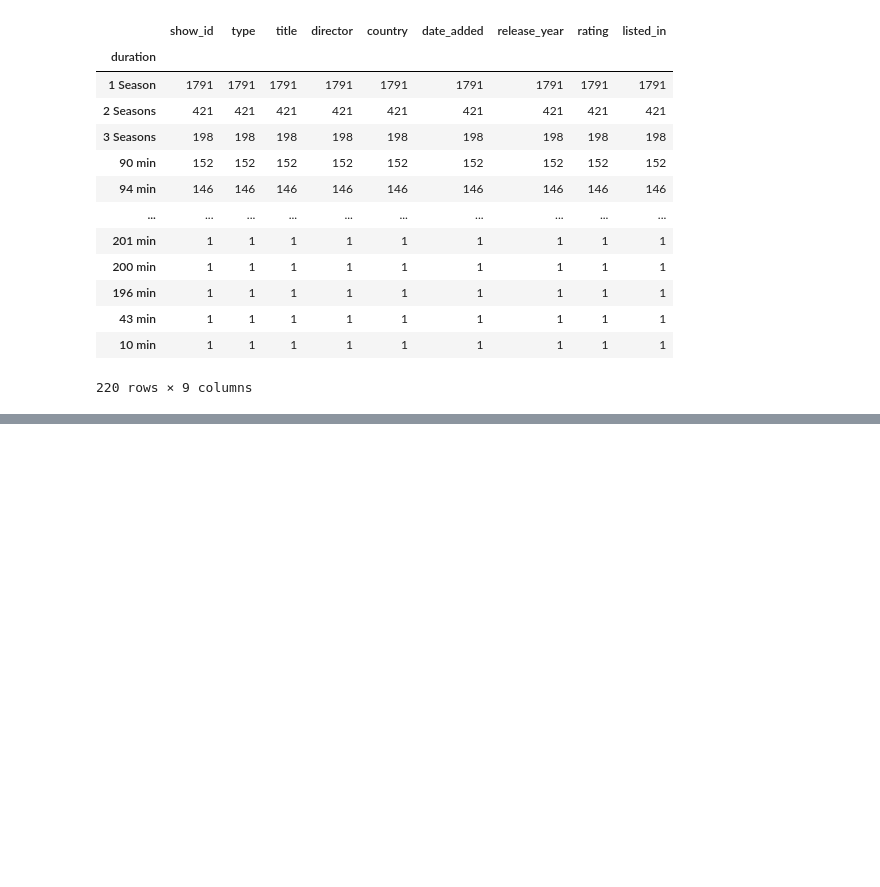
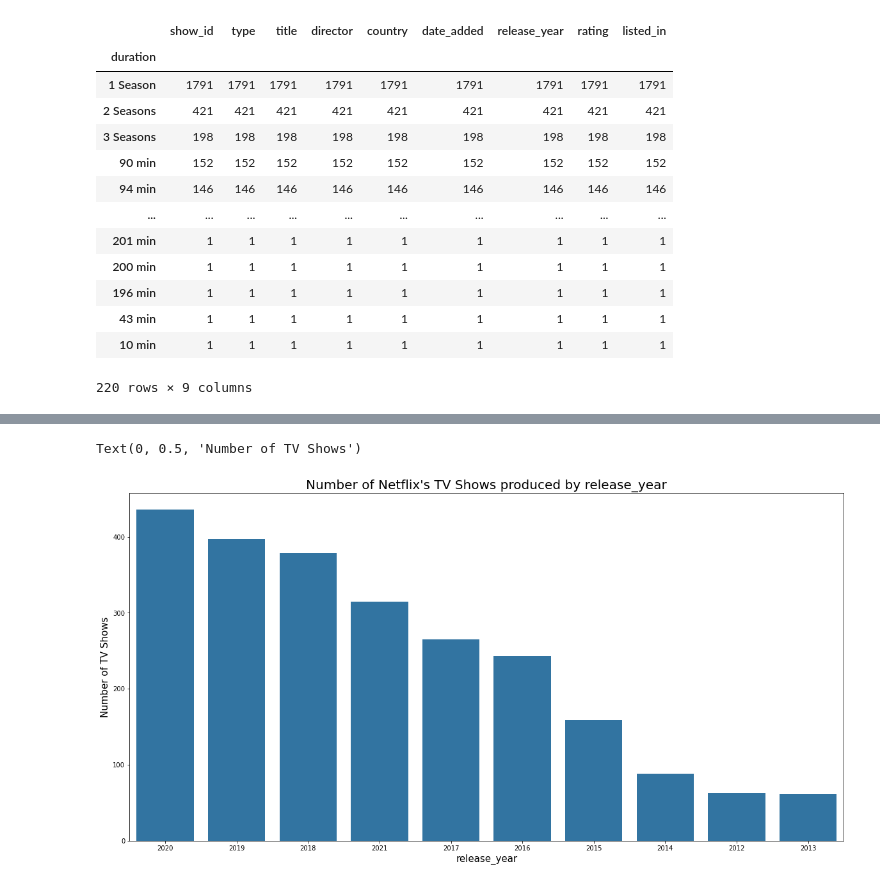
Before and after one commit to Mannygcg/Netflix-Data--Cleaning--Analysis-and-Visualisation, a Jupyter notebook: Netflix_Data_Wrangling_and_Visualisation.ipynb, the cells around one changed output, grey strips where cells are left out. Drawn from its saved outputs; the diff is of its cells as text; code cells hidden in the pictures; blank space fills up the shorter version.

```diff
--- a/Netflix_Data_Wrangling_and_Visualisation.ipynb
+++ b/Netflix_Data_Wrangling_and_Visualisation.ipynb
@@ -124,0 +327,11 @@ df.groupby('duration').count().sort_values(by='show_id',ascending=False)
+# %%
+sort_order = df_tv.groupby('release_year').count().sort_values(by = 'show_id',ascending=False)[0:10].index
+plt.figure(figsize=[20,10])
+df_tv_y = df_tv[df_tv['release_year'].isin(sort_order)]
+tv_c = sns.countplot(x='release_year',data=df_tv_y,order=sort_order, color = base_color)
+tv_c.set_title("Number of Netflix's TV Shows produced by release_year",fontsize = 20)
+tv_c.set_xlabel('release_year',fontsize = 15)
+tv_c.set_ylabel('Number of TV Shows',fontsize = 15)
+# %% [output]
+Text(0, 0.5, 'Number of TV Shows')
+[figure, added]
```
Also changed, not shown: parts of 27 cells of this notebook, 3 other files.
